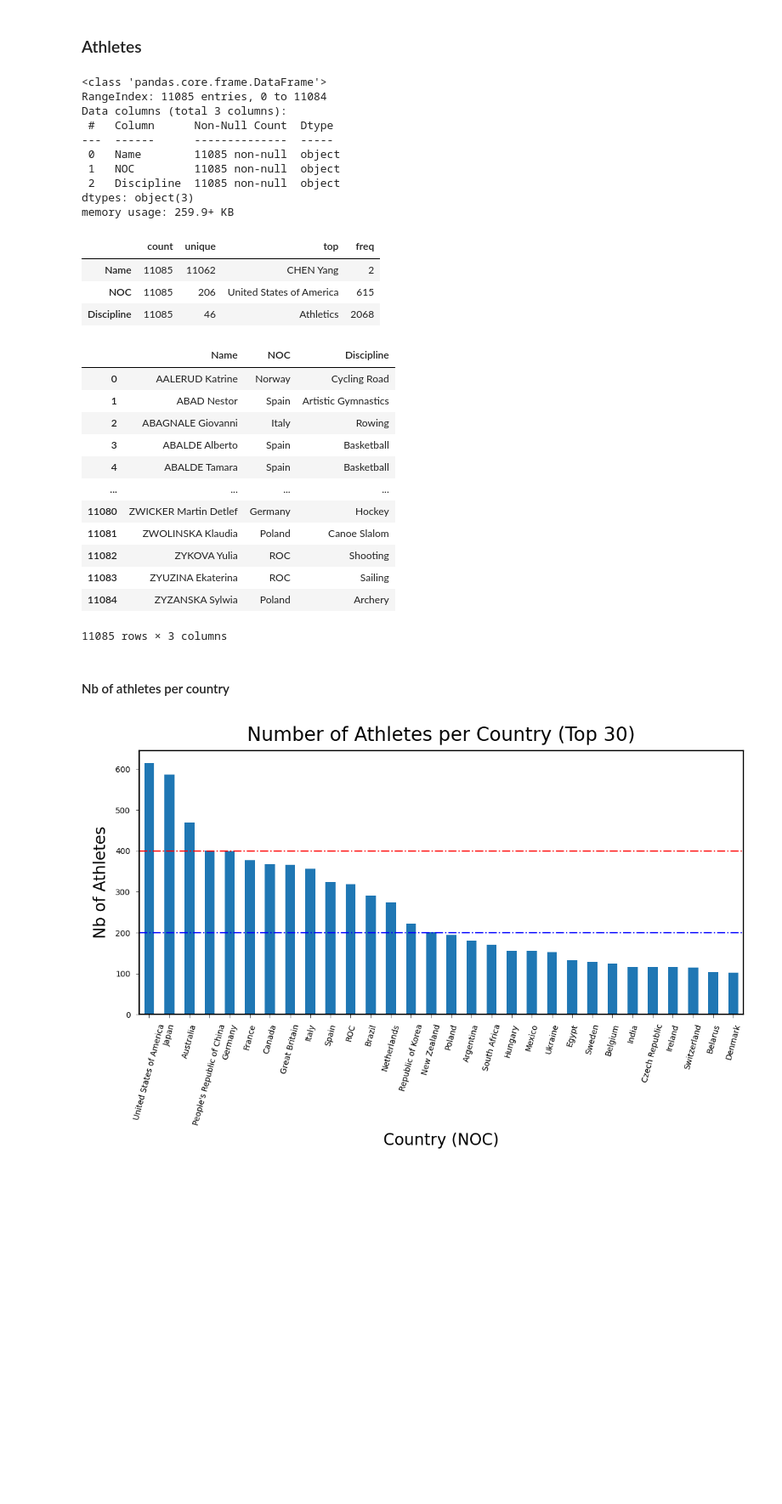
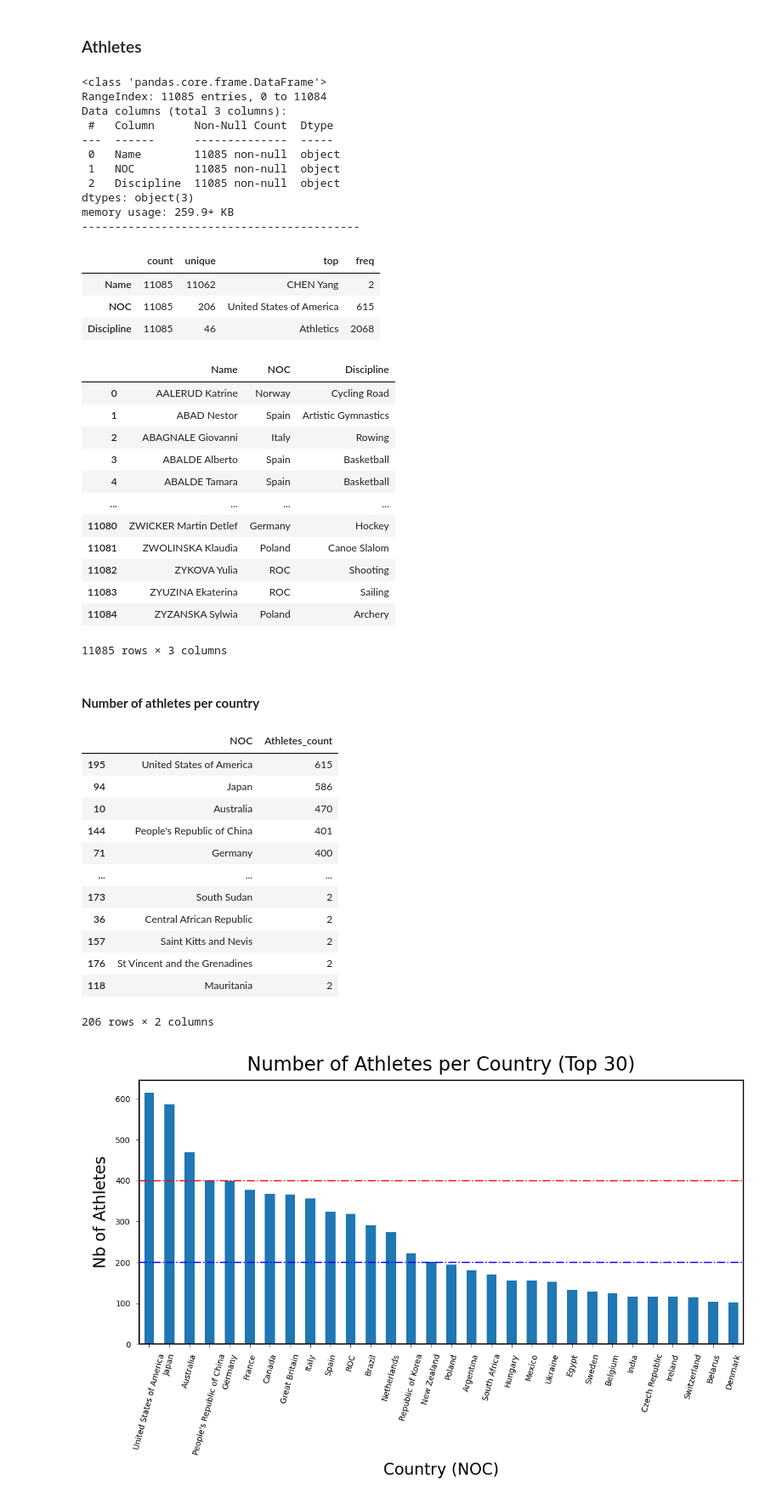
Before and after one commit to levisantn/olympics_tokyo, a Jupyter notebook: olympics_tokyo.ipynb, the cells around one changed output. Shown at 85% size. Saved outputs shown, nothing was run; the diff lists cells and outputs as text; code cells hidden in the pictures; blank space fills up the shorter version.

```diff
--- a/olympics_tokyo.ipynb
+++ b/olympics_tokyo.ipynb
@@ -381,6 +373,7 @@ plt.show()
 ### Athletes
 # %%
 df_athletes.info()
+print('------------------------------------------')
 display(df_athletes.describe().T)
 df_athletes
 # %% [output]
@@ -394,6 +387,7 @@ Data columns (total 3 columns):
  2   Discipline  11085 non-null  object
 dtypes: object(3)
 memory usage: 259.9+ KB
+------------------------------------------
 |  | count | unique | top | freq |
 | Name | 11085 | 11062 | CHEN Yang | 2 |
 | NOC | 11085 | 206 | United States of America | 615 |
@@ -412,13 +406,28 @@ memory usage: 259.9+ KB
 | 11084 | ZYZANSKA Sylwia | Poland | Archery |
 11085 rows × 3 columns
 # %% [markdown]
-#### Nb of athletes per country
+#### **Number of athletes per country**
 # %%
 # drop useless field
 df_athletes.drop(columns=['Name'])
 
 # count athletes
 df_athletes_country = df_athletes.groupby(['NOC']).size().reset_index(name='Athletes_count').sort_values(by=['Athletes_count'], ascending=False)
+df_athletes_country
+# %% [output]
+|  | NOC | Athletes_count |
+| 195 | United States of America | 615 |
+| 94 | Japan | 586 |
+| 10 | Australia | 470 |
+| 144 | People's Republic of China | 401 |
+| 71 | Germany | 400 |
+| ... | ... | ... |
+| 173 | South Sudan | 2 |
+| 36 | Central African Republic | 2 |
+| 157 | Saint Kitts and Nevis | 2 |
+| 176 | St Vincent and the Grenadines | 2 |
+| 118 | Mauritania | 2 |
+206 rows × 2 columns
 # %%
 # take only the top 30 countries with the most athletes
 df_top_30_athletes_country = df_athletes_country.head(30)
```
Also changed, not shown: parts of 28 cells of this notebook.
